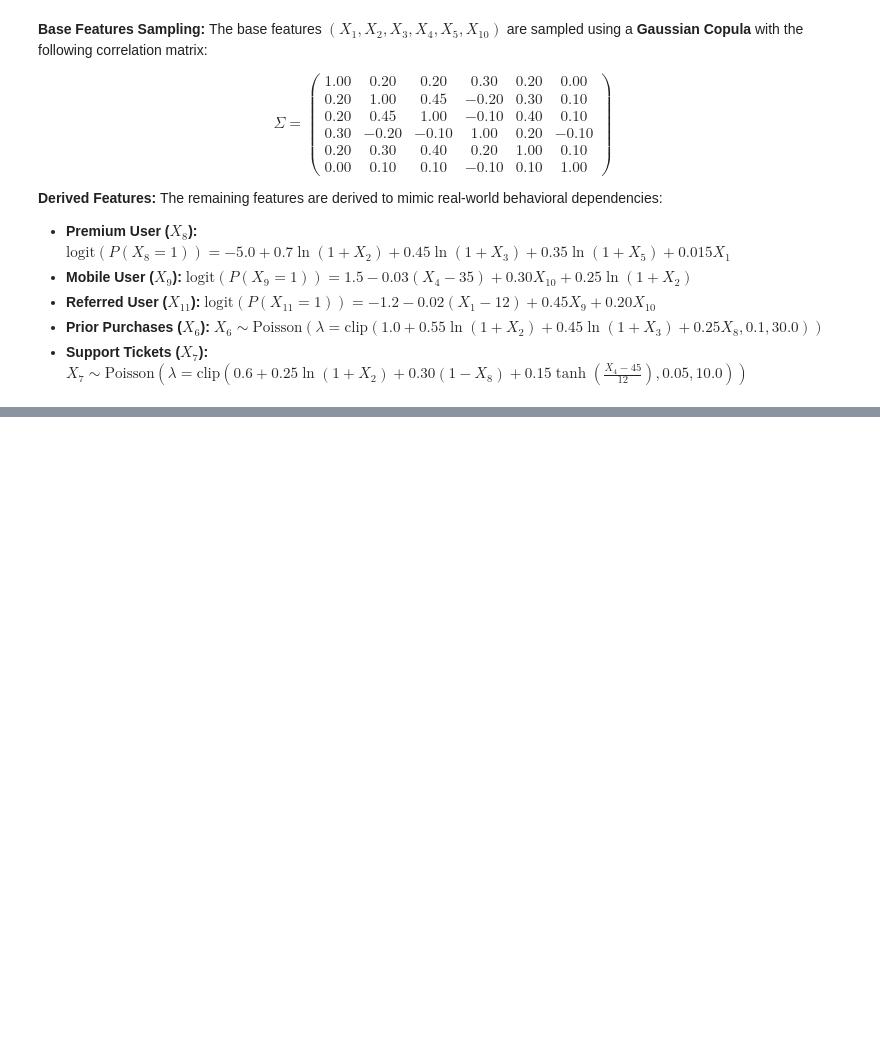
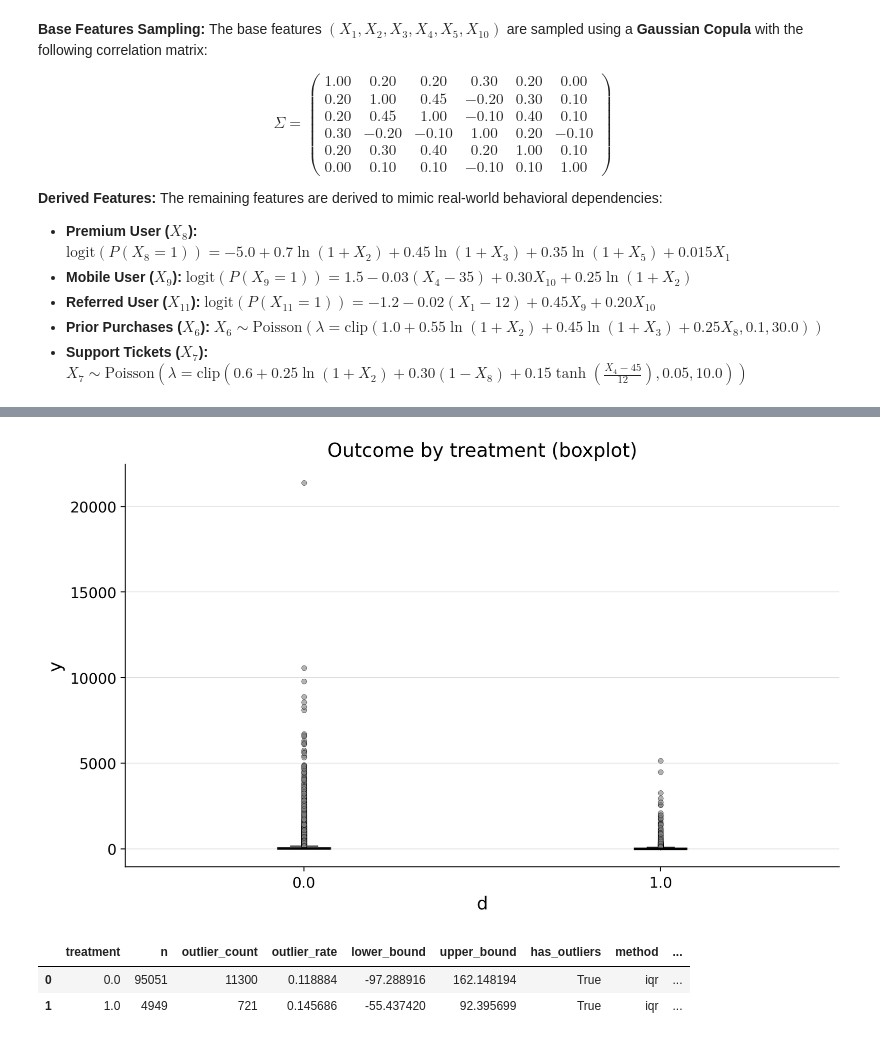
Before and after one commit to causalis-causalcraft/Causalis, a Jupyter notebook: notebooks/research/generate_obs_hte_26_rich.ipynb, the cells around one changed output, grey strips where cells are left out. Drawn from its saved outputs; the diff is of its cells as text; code cells hidden in the pictures; blank space fills up the shorter version.

```diff
--- a/notebooks/research/generate_obs_hte_26_rich.ipynb
+++ b/notebooks/research/generate_obs_hte_26_rich.ipynb
@@ -107,0 +132,12 @@ outcome_plots(causaldata)
+# %%
+from causalis.shared import outcome_plot_boxplot
+outcome_plot_boxplot(causaldata)
+# %% [output]
+[figure, added]
+# %%
+from causalis.shared import outcome_outliers
+outcome_outliers(causaldata)
+# %% [output]
+|  | treatment | n | outlier_count | outlier_rate | lower_bound | upper_bound | has_outliers | method | ... |
+| 0 | 0.0 | 95051 | 11300 | 0.118884 | -97.288916 | 162.148194 | True | iqr | ... |
+| 1 | 1.0 | 4949 | 721 | 0.145686 | -55.437420 | 92.395699 | True | iqr | ... |
```
Also changed, not shown: parts of 10 cells of this notebook, 17 other files.
